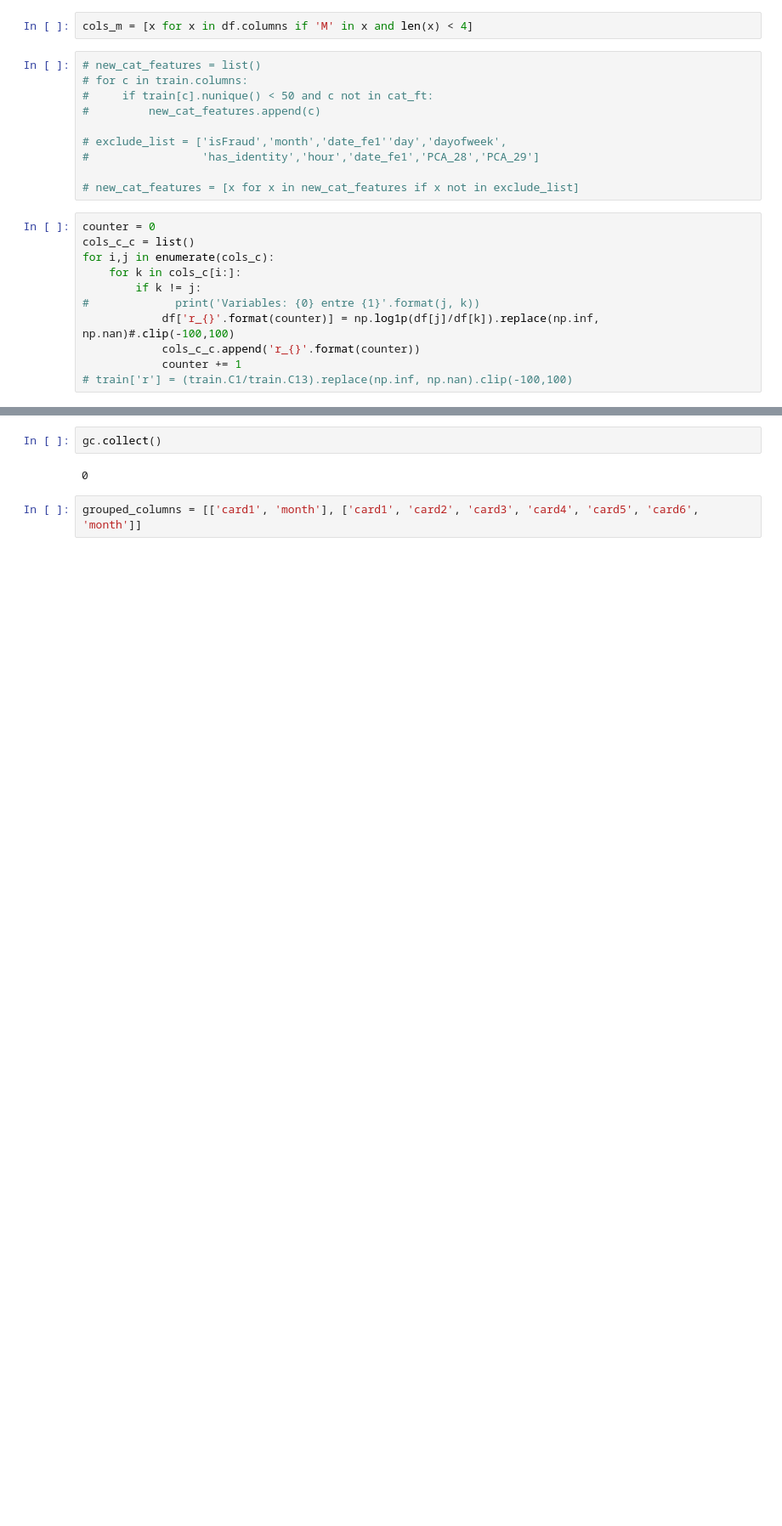
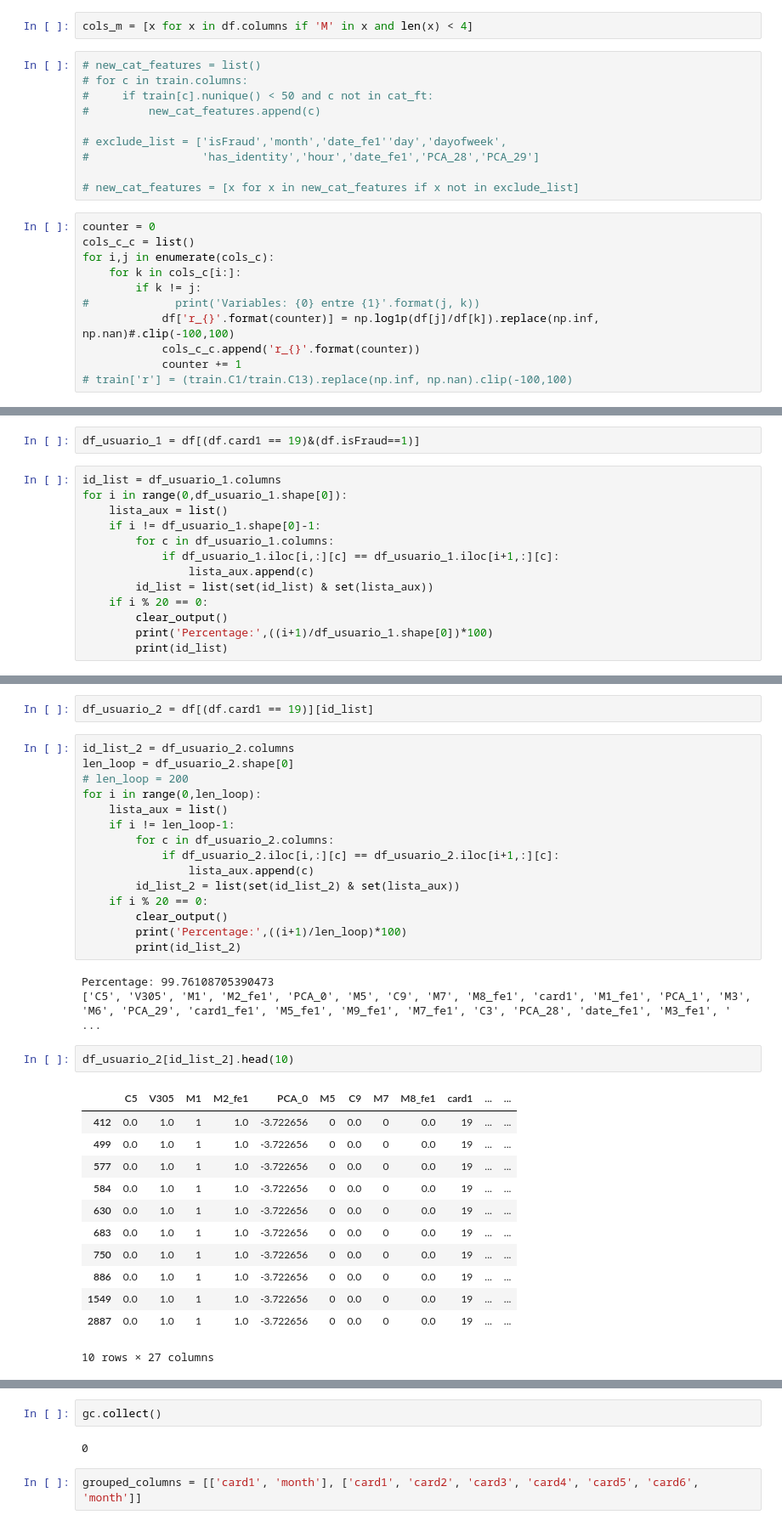
Before and after one commit to rodgomrod/kaggle_ieee_fraud, a Jupyter notebook: feature_engineering.ipynb, the cells around one changed output, grey strips where cells are left out. Shown at 85% size. Cells and saved outputs as stored; diff of their text form; blank space fills up the shorter version.

```diff
--- a/feature_engineering.ipynb
+++ b/feature_engineering.ipynb
@@ -226,0 +230,15 @@ for i,j in enumerate(cols_c):
+# %%
+df_usuario_1 = df[(df.card1 == 19)&(df.isFraud==1)]
+# %%
+id_list = df_usuario_1.columns
+for i in range(0,df_usuario_1.shape[0]):
+    lista_aux = list()
+    if i != df_usuario_1.shape[0]-1:
+        for c in df_usuario_1.columns:
+            if df_usuario_1.iloc[i,:][c] == df_usuario_1.iloc[i+1,:][c]:
+                lista_aux.append(c)
+        id_list = list(set(id_list) & set(lista_aux))
+    if i % 20 == 0:
+        clear_output()
+        print('Percentage:',((i+1)/df_usuario_1.shape[0])*100)
+        print(id_list)
@@ -226,0 +263,35 @@ for i,j in enumerate(cols_c):
+# %%
+df_usuario_2 = df[(df.card1 == 19)][id_list]
+# %%
+id_list_2 = df_usuario_2.columns
+len_loop = df_usuario_2.shape[0]
+# len_loop = 200
+for i in range(0,len_loop):
+    lista_aux = list()
+    if i != len_loop-1:
+        for c in df_usuario_2.columns:
+            if df_usuario_2.iloc[i,:][c] == df_usuario_2.iloc[i+1,:][c]:
+                lista_aux.append(c)
+        id_list_2 = list(set(id_list_2) & set(lista_aux))
+    if i % 20 == 0:
+        clear_output()
+        print('Percentage:',((i+1)/len_loop)*100)
+        print(id_list_2)
+# %% [output]
+Percentage: 99.76108705390473
+['C5', 'V305', 'M1', 'M2_fe1', 'PCA_0', 'M5', 'C9', 'M7', 'M8_fe1', 'card1', 'M1_fe1', 'PCA_1', 'M3', 'M6', 'PCA_29', 'card1_fe1', 'M5_fe1', 'M9_fe1', 'M7_fe1', 'C3', 'PCA_28', 'date_fe1', 'M3_fe1', ' ...
+# %%
+df_usuario_2[id_list_2].head(10)
+# %% [output]
+|  | C5 | V305 | M1 | M2_fe1 | PCA_0 | M5 | C9 | M7 | M8_fe1 | card1 | ... | ... |
+| 412 | 0.0 | 1.0 | 1 | 1.0 | -3.722656 | 0 | 0.0 | 0 | 0.0 | 19 | ... | ... |
+| 499 | 0.0 | 1.0 | 1 | 1.0 | -3.722656 | 0 | 0.0 | 0 | 0.0 | 19 | ... | ... |
+| 577 | 0.0 | 1.0 | 1 | 1.0 | -3.722656 | 0 | 0.0 | 0 | 0.0 | 19 | ... | ... |
+| 584 | 0.0 | 1.0 | 1 | 1.0 | -3.722656 | 0 | 0.0 | 0 | 0.0 | 19 | ... | ... |
+| 630 | 0.0 | 1.0 | 1 | 1.0 | -3.722656 | 0 | 0.0 | 0 | 0.0 | 19 | ... | ... |
+| 683 | 0.0 | 1.0 | 1 | 1.0 | -3.722656 | 0 | 0.0 | 0 | 0.0 | 19 | ... | ... |
+| 750 | 0.0 | 1.0 | 1 | 1.0 | -3.722656 | 0 | 0.0 | 0 | 0.0 | 19 | ... | ... |
+| 886 | 0.0 | 1.0 | 1 | 1.0 | -3.722656 | 0 | 0.0 | 0 | 0.0 | 19 | ... | ... |
+| 1549 | 0.0 | 1.0 | 1 | 1.0 | -3.722656 | 0 | 0.0 | 0 | 0.0 | 19 | ... | ... |
+| 2887 | 0.0 | 1.0 | 1 | 1.0 | -3.722656 | 0 | 0.0 | 0 | 0.0 | 19 | ... | ... |
+10 rows × 27 columns
```
Also changed, not shown: parts of 28 cells of this notebook.
